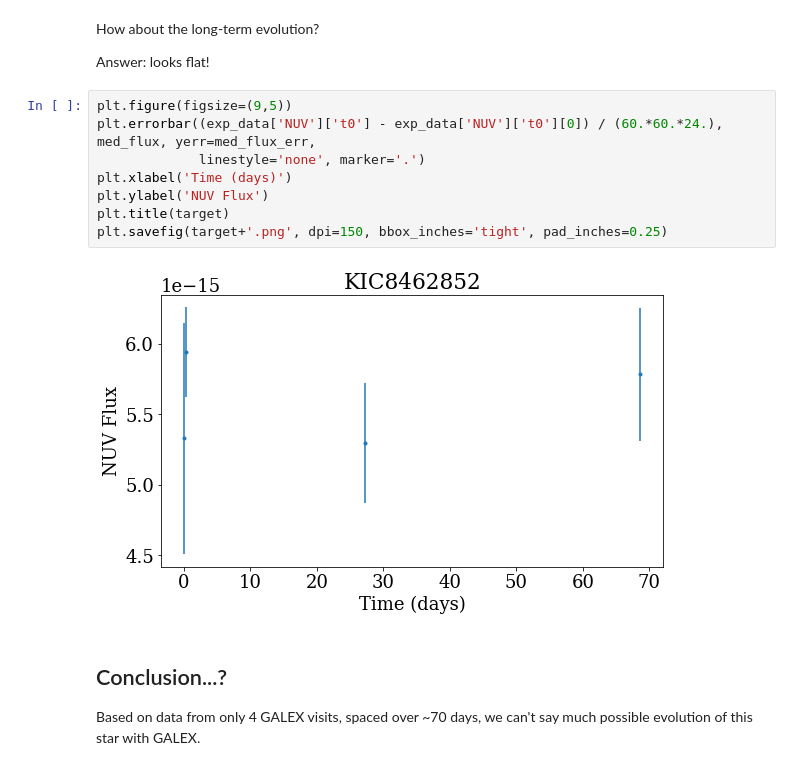
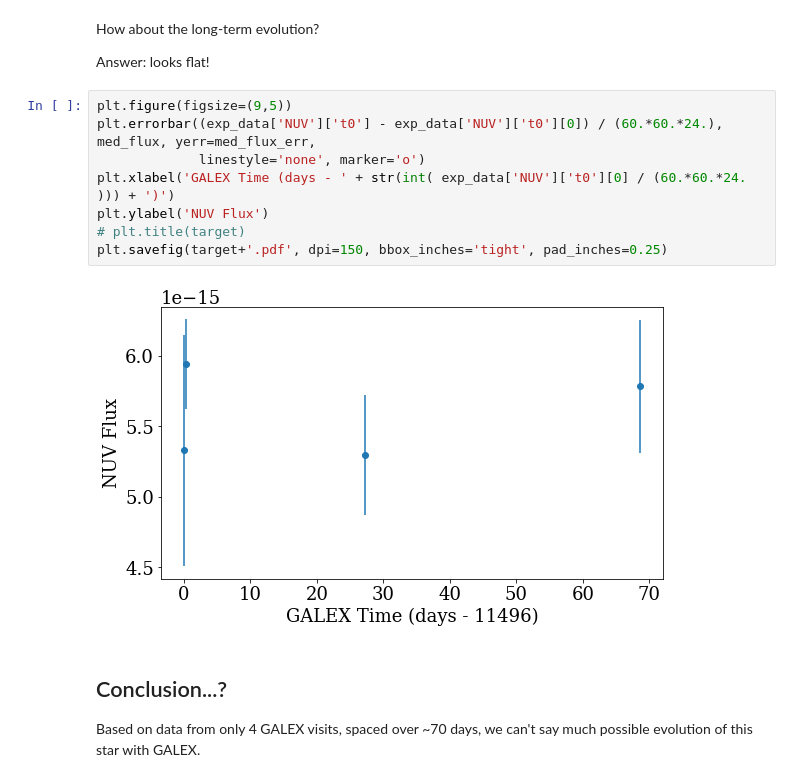
Before and after one commit to jradavenport/GALEX_Boyajian, a Jupyter notebook: explore.ipynb, the cells around one changed output. Saved outputs shown, nothing was run; the diff lists cells and outputs as text.

```diff
--- a/explore.ipynb
+++ b/explore.ipynb
@@ -174,13 +174,13 @@ Answer: looks flat!
 # %%
 plt.figure(figsize=(9,5))
 plt.errorbar((exp_data['NUV']['t0'] - exp_data['NUV']['t0'][0]) / (60.*60.*24.), med_flux, yerr=med_flux_err,
-             linestyle='none', marker='.')
-plt.xlabel('Time (days)')
+             linestyle='none', marker='o')
+plt.xlabel('GALEX Time (days - ' + str(int( exp_data['NUV']['t0'][0] / (60.*60.*24. ))) + ')')
 plt.ylabel('NUV Flux')
-plt.title(target)
-plt.savefig(target+'.png', dpi=150, bbox_inches='tight', pad_inches=0.25)
+# plt.title(target)
+plt.savefig(target+'.pdf', dpi=150, bbox_inches='tight', pad_inches=0.25)
 # %% [output]
-[figure, old version]
+[figure, new version]
 # %% [markdown]
 ## Conclusion...?
 Based on data from only 4 GALEX visits, spaced over ~70 days, we can't say much possible evolution of this star with GALEX.
```
Also changed, not shown: parts of 3 cells of this notebook, 1 other file.
